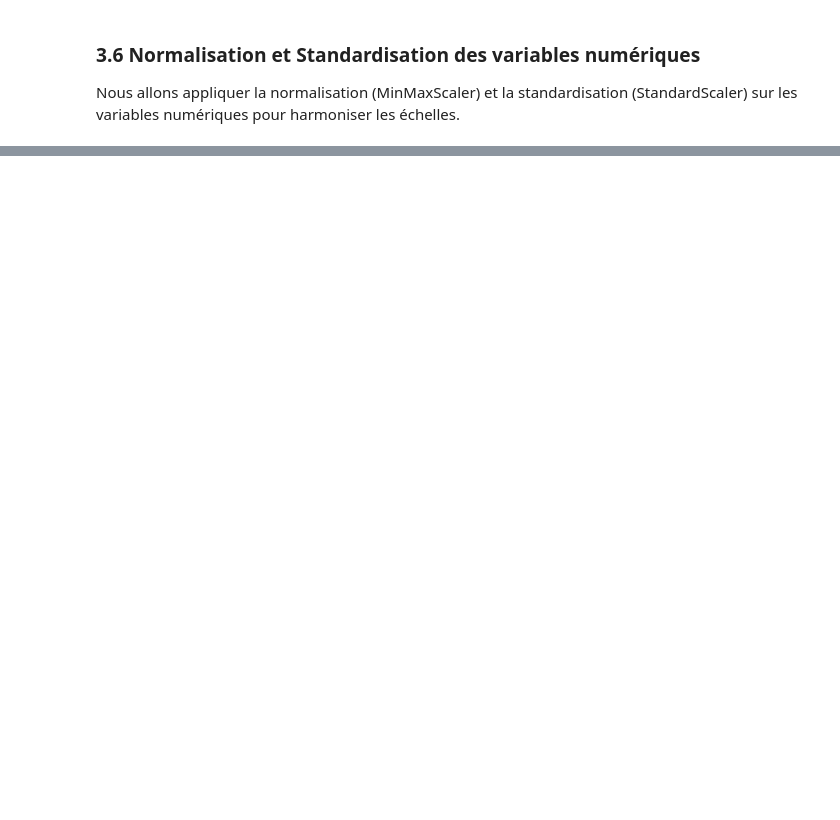
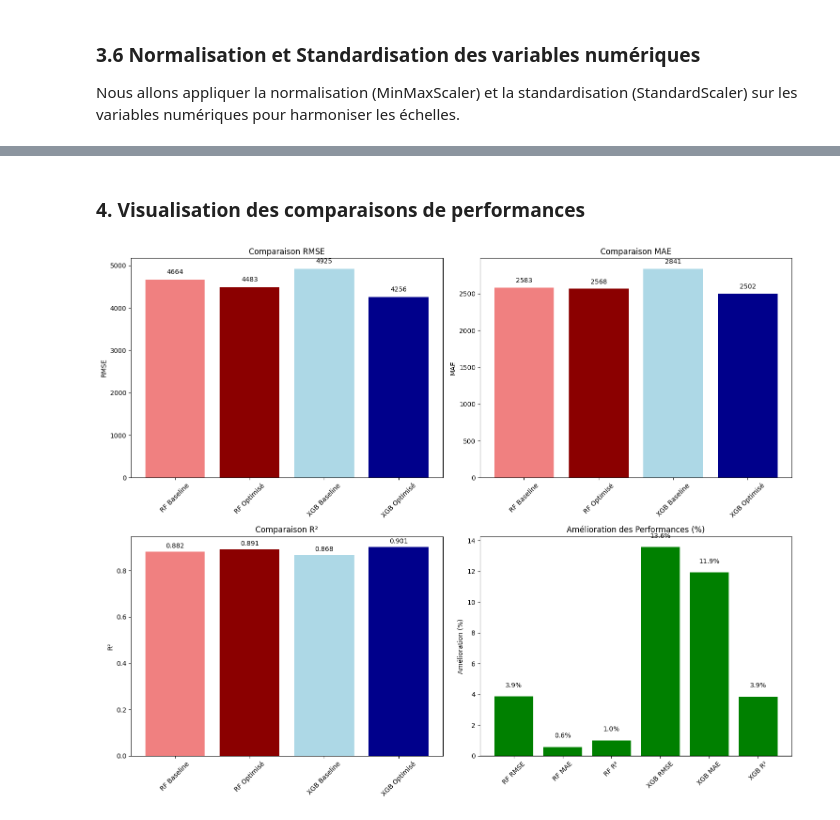
Before and after one commit to azddineharchaoui/predicteur, a Jupyter notebook: data_analysis.ipynb, the cells around one changed output, grey strips where cells are left out. Cells and saved outputs as stored; diff of their text form; code cells hidden in the pictures; blank space fills up the shorter version.

```diff
--- a/data_analysis.ipynb
+++ b/data_analysis.ipynb
@@ -821,0 +1203,55 @@ joblib.dump(results3, "xgbregressor_results.pkl")
+# %% [markdown]
+### 4. Visualisation des comparaisons de performances
+# %%
+import matplotlib.pyplot as plt
+
+fig, axes = plt.subplots(2, 2, figsize=(15, 12))
+
+# Graphique 1: Comparaison RMSE
+models = ['RF Baseline', 'RF Optimisé', 'XGB Baseline', 'XGB Optimisé']
+rmse_values = [rf_rmse_test, rf_optimized_rmse, xgb_rmse_test, xgb_optimized_rmse]
+colors = ['lightcoral', 'darkred', 'lightblue', 'darkblue']
+
+axes[0,0].bar(models, rmse_values, color=colors)
+axes[0,0].set_title('Comparaison RMSE')
+axes[0,0].set_ylabel('RMSE')
+axes[0,0].tick_params(axis='x', rotation=45)
+for i, v in enumerate(rmse_values):
+    axes[0,0].text(i, v + 100, f'{v:.0f}', ha='center', va='bottom')
+
+# Graphique 2: Comparaison MAE
+mae_values = [rf_mae_test, rf_optimized_mae, xgb_mae_test, xgb_optimized_mae]
+axes[0,1].bar(models, mae_values, color=colors)
+axes[0,1].set_title('Comparaison MAE')
+axes[0,1].set_ylabel('MAE')
+axes[0,1].tick_params(axis='x', rotation=45)
+for i, v in enumerate(mae_values):
+    axes[0,1].text(i, v + 50, f'{v:.0f}', ha='center', va='bottom')
+
+# Graphique 3: Comparaison R²
+r2_values = [rf_r2_test, rf_optimized_r2, xgb_r2_test, xgb_optimized_r2]
+axes[1,0].bar(models, r2_values, color=colors)
+axes[1,0].set_title('Comparaison R²')
+axes[1,0].set_ylabel('R²')
+axes[1,0].tick_params(axis='x', rotation=45)
+for i, v in enumerate(r2_values):
+    axes[1,0].text(i, v + 0.01, f'{v:.3f}', ha='center', va='bottom')
+
+# Graphique 4: Pourcentage d'amélioration
+improvements = [rf_rmse_improvement, rf_mae_improvement, rf_r2_improvement,
+                xgb_rmse_improvement, xgb_mae_improvement, xgb_r2_improvement]
+improvement_labels = ['RF RMSE', 'RF MAE', 'RF R²', 'XGB RMSE', 'XGB MAE', 'XGB R²']
+improvement_colors = ['red' if x < 0 else 'green' for x in improvements]
+
+axes[1,1].bar(improvement_labels, improvements, color=improvement_colors)
+axes[1,1].set_title('Amélioration des Performances (%)')
+axes[1,1].set_ylabel('Amélioration (%)')
+axes[1,1].tick_params(axis='x', rotation=45)
+axes[1,1].axhline(y=0, color='black', linestyle='-', alpha=0.3)
+for i, v in enumerate(improvements):
+    axes[1,1].text(i, v + 0.5 if v >= 0 else v - 0.5, f'{v:.1f}%', ha='center', va='bottom' if v >= 0 else 'top')
+
+plt.tight_layout()
+plt.show()
+# %% [output]
+[figure, added]
```
Also changed, not shown: parts of 29 cells of this notebook, 6 other files.
